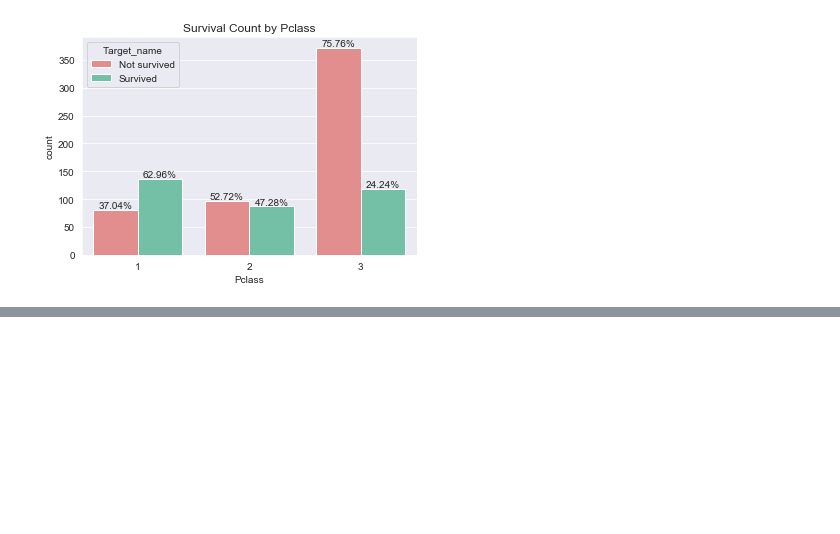
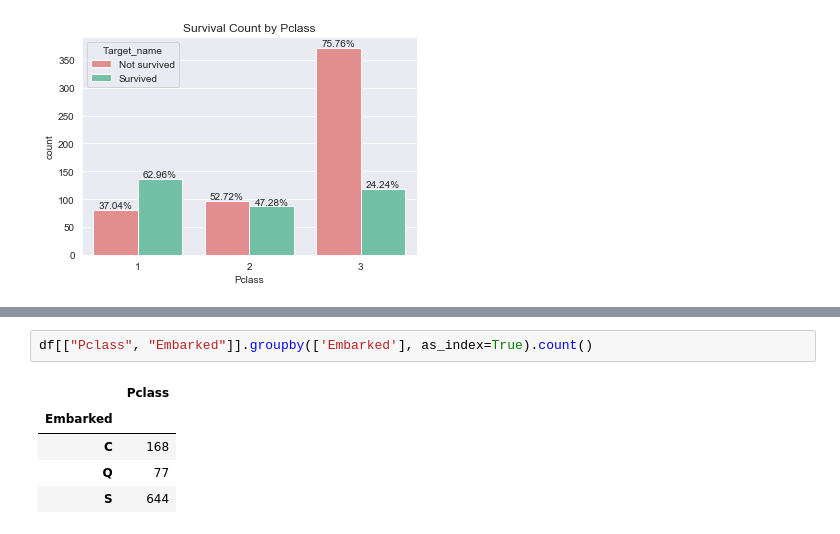
Before and after one commit to arsalanfardi/Titanic-Survival-Prediction, a Jupyter notebook: Titanic_Survival_Prediction.ipynb, the cells around one changed output, grey strips where cells are left out. Drawn from its saved outputs; the diff is of its cells as text; blank space fills up the shorter version.

```diff
--- a/Titanic_Survival_Prediction.ipynb
+++ b/Titanic_Survival_Prediction.ipynb
@@ -200,0 +250,8 @@ ax.set_title("Sex by Pclass");
+# %%
+df[["Pclass", "Embarked"]].groupby(['Embarked'], as_index=True).count()
+# %% [output]
+|  | Pclass |
+| Embarked |  |
+| C | 168 |
+| Q | 77 |
+| S | 644 |
```
Also changed, not shown: parts of 28 cells of this notebook.
